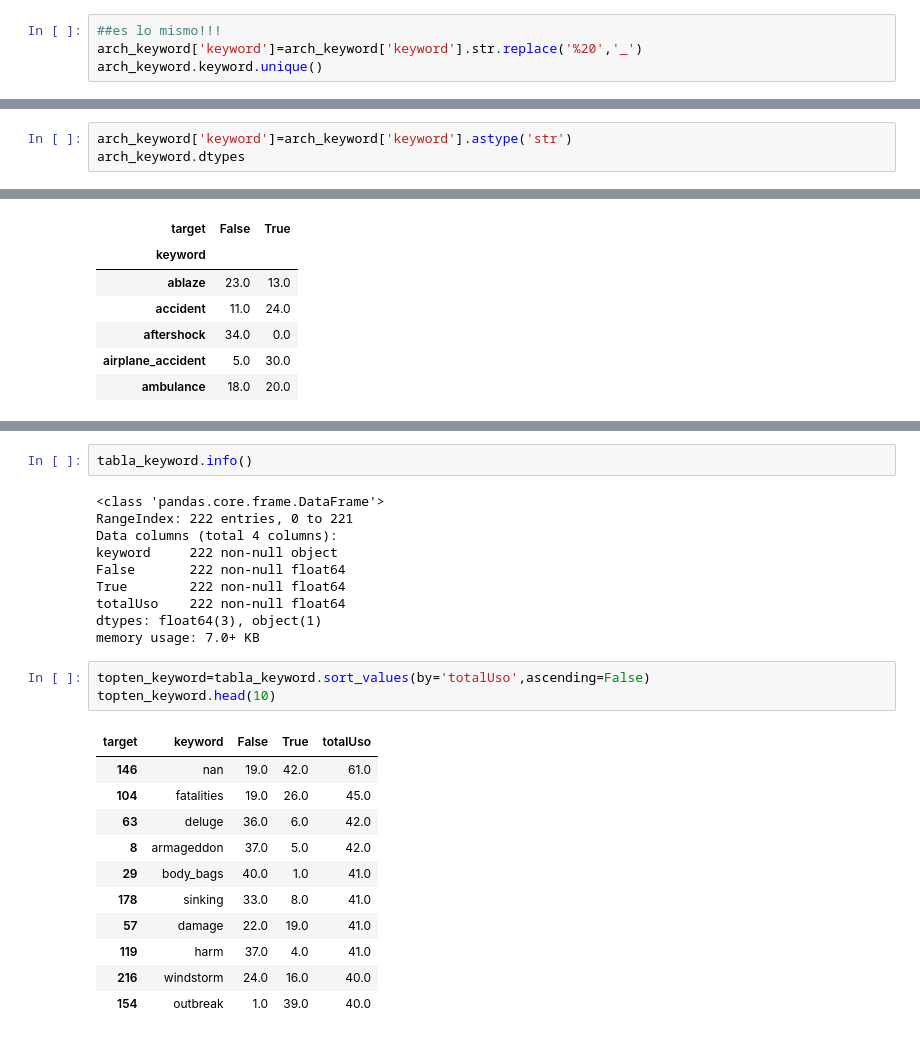
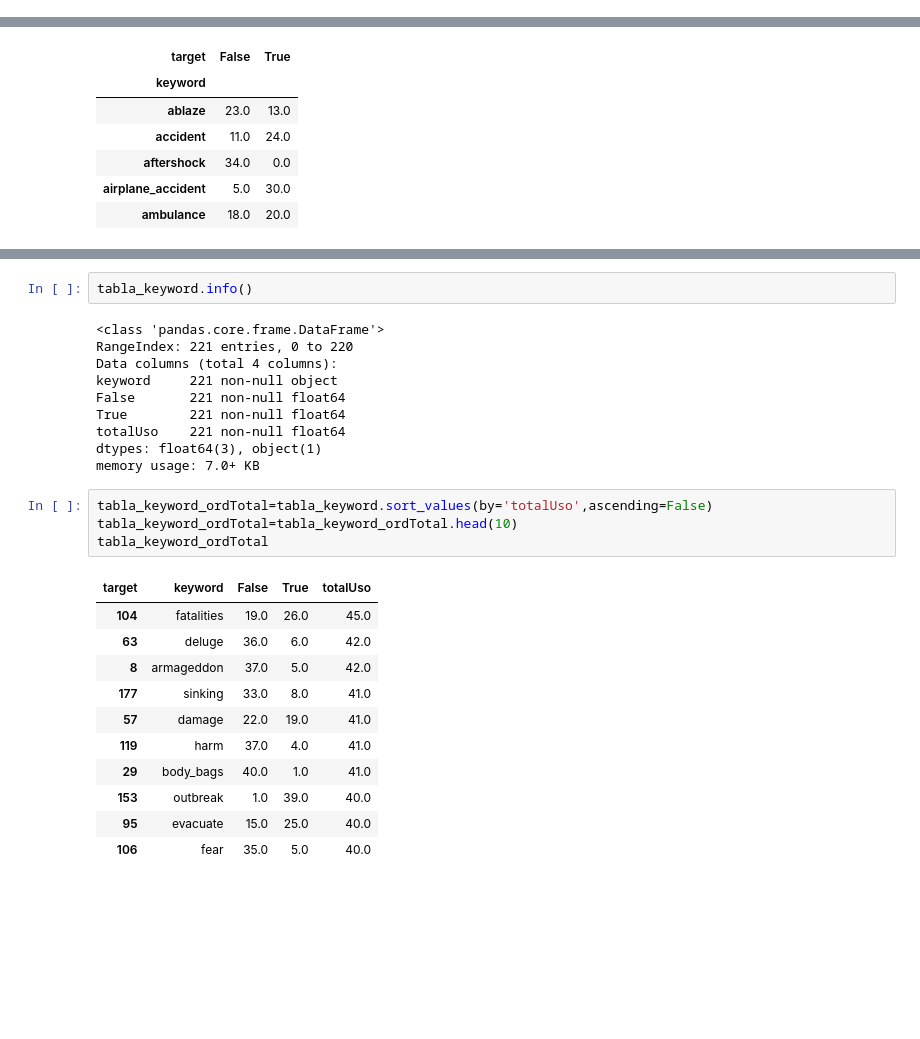
Before and after one commit to ZoraidaF/Cuarendata, a Jupyter notebook: Tp1_20_Sher.ipynb, the cells around one changed output, grey strips where cells are left out. Saved outputs shown, nothing was run; the diff lists cells and outputs as text; blank space fills up the shorter version.

```diff
--- a/Tp1_20_Sher.ipynb
+++ b/Tp1_20_Sher.ipynb
@@ -132,7 +124,3 @@ keyword     object
 target       int64
 cantidad     int64
 dtype: object
-# %%
-##es lo mismo!!!
-arch_keyword['keyword']=arch_keyword['keyword'].str.replace('%20','_')
-arch_keyword.keyword.unique()
@@ -157,3 +126,0 @@ array(['nan', 'ablaze', 'accident', 'aftershock', 'airplane_accident',
-# %%
-arch_keyword['keyword']=arch_keyword['keyword'].astype('str')
-arch_keyword.dtypes
@@ -221,26 +175,27 @@ tabla_keyword.head()
 tabla_keyword.info()
 # %% [output]
 <class 'pandas.core.frame.DataFrame'>
-RangeIndex: 222 entries, 0 to 221
+RangeIndex: 221 entries, 0 to 220
 Data columns (total 4 columns):
-keyword     222 non-null object
-False       222 non-null float64
-True        222 non-null float64
-totalUso    222 non-null float64
+keyword     221 non-null object
+False       221 non-null float64
+True        221 non-null float64
+totalUso    221 non-null float64
 dtypes: float64(3), object(1)
 memory usage: 7.0+ KB
 # %%
-topten_keyword=tabla_keyword.sort_values(by='totalUso',ascending=False)
-topten_keyword.head(10)
+tabla_keyword_ordTotal=tabla_keyword.sort_values(by='totalUso',ascending=False)
+tabla_keyword_ordTotal=tabla_keyword_ordTotal.head(10)
+tabla_keyword_ordTotal
 # %% [output]
 | target | keyword | False | True | totalUso |
-| 146 | nan | 19.0 | 42.0 | 61.0 |
 | 104 | fatalities | 19.0 | 26.0 | 45.0 |
 | 63 | deluge | 36.0 | 6.0 | 42.0 |
 | 8 | armageddon | 37.0 | 5.0 | 42.0 |
-| 29 | body_bags | 40.0 | 1.0 | 41.0 |
-| 178 | sinking | 33.0 | 8.0 | 41.0 |
+| 177 | sinking | 33.0 | 8.0 | 41.0 |
 | 57 | damage | 22.0 | 19.0 | 41.0 |
 | 119 | harm | 37.0 | 4.0 | 41.0 |
-| 216 | windstorm | 24.0 | 16.0 | 40.0 |
-| 154 | outbreak | 1.0 | 39.0 | 40.0 |
+| 29 | body_bags | 40.0 | 1.0 | 41.0 |
+| 153 | outbreak | 1.0 | 39.0 | 40.0 |
+| 95 | evacuate | 15.0 | 25.0 | 40.0 |
+| 106 | fear | 35.0 | 5.0 | 40.0 |
```
Also changed, not shown: parts of 49 cells of this notebook.
